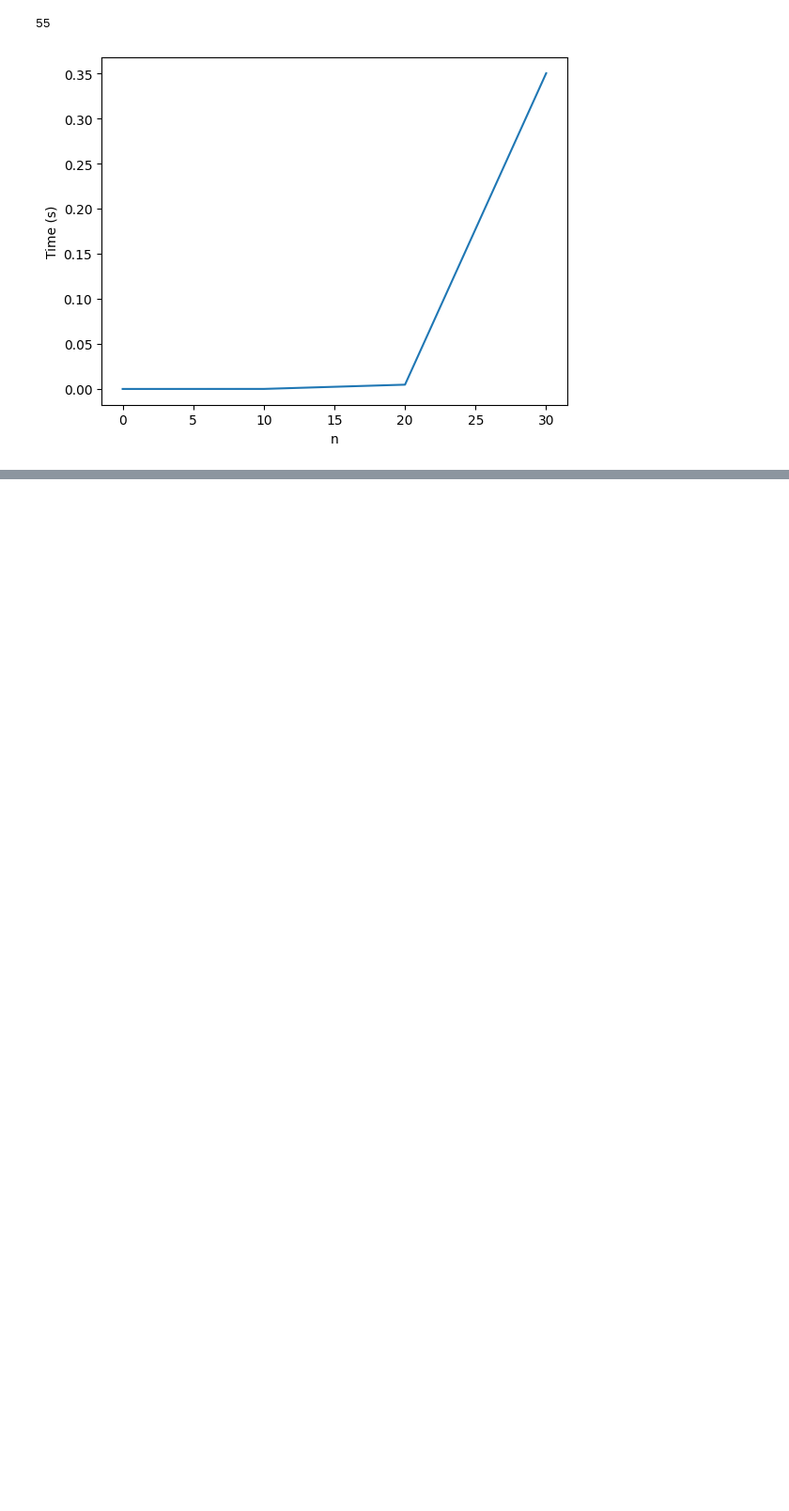
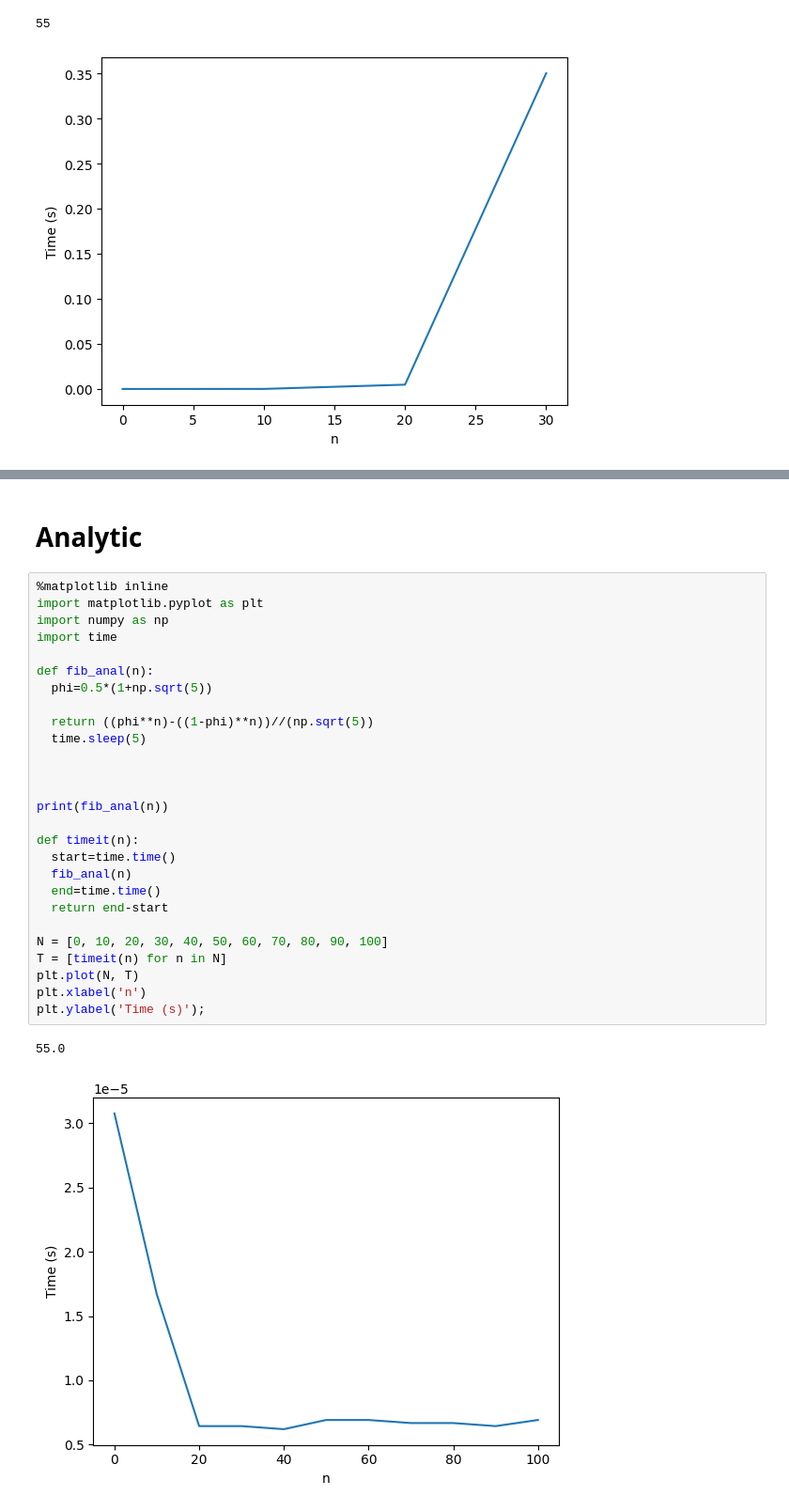
Before and after one commit to ChauuMein/Discrete-Maths, a Jupyter notebook: week_1_class.ipynb, the cells around one changed output, grey strips where cells are left out. Shown at 94% size. Cells and saved outputs as stored; diff of their text form; blank space fills up the shorter version.

```diff
--- a/week_1_class.ipynb
+++ b/week_1_class.ipynb
@@ -96,0 +173,32 @@ plt.ylabel('Time (s)');
+# %% [markdown]
+# Analytic
+# %%
+%matplotlib inline
+import matplotlib.pyplot as plt
+import numpy as np
+import time
+
+def fib_anal(n):
+  phi=0.5*(1+np.sqrt(5))
+
+  return ((phi**n)-((1-phi)**n))//(np.sqrt(5))
+  time.sleep(5)
+
+
+
+print(fib_anal(n))
+
+def timeit(n):
+  start=time.time()
+  fib_anal(n)
+  end=time.time()
+  return end-start
+
+N = [0, 10, 20, 30, 40, 50, 60, 70, 80, 90, 100]
+T = [timeit(n) for n in N]
+plt.plot(N, T)
+plt.xlabel('n')
+plt.ylabel('Time (s)');
+# %% [output]
+55.0
+[figure, added]
```
Also changed, not shown: parts of 5 cells of this notebook.
